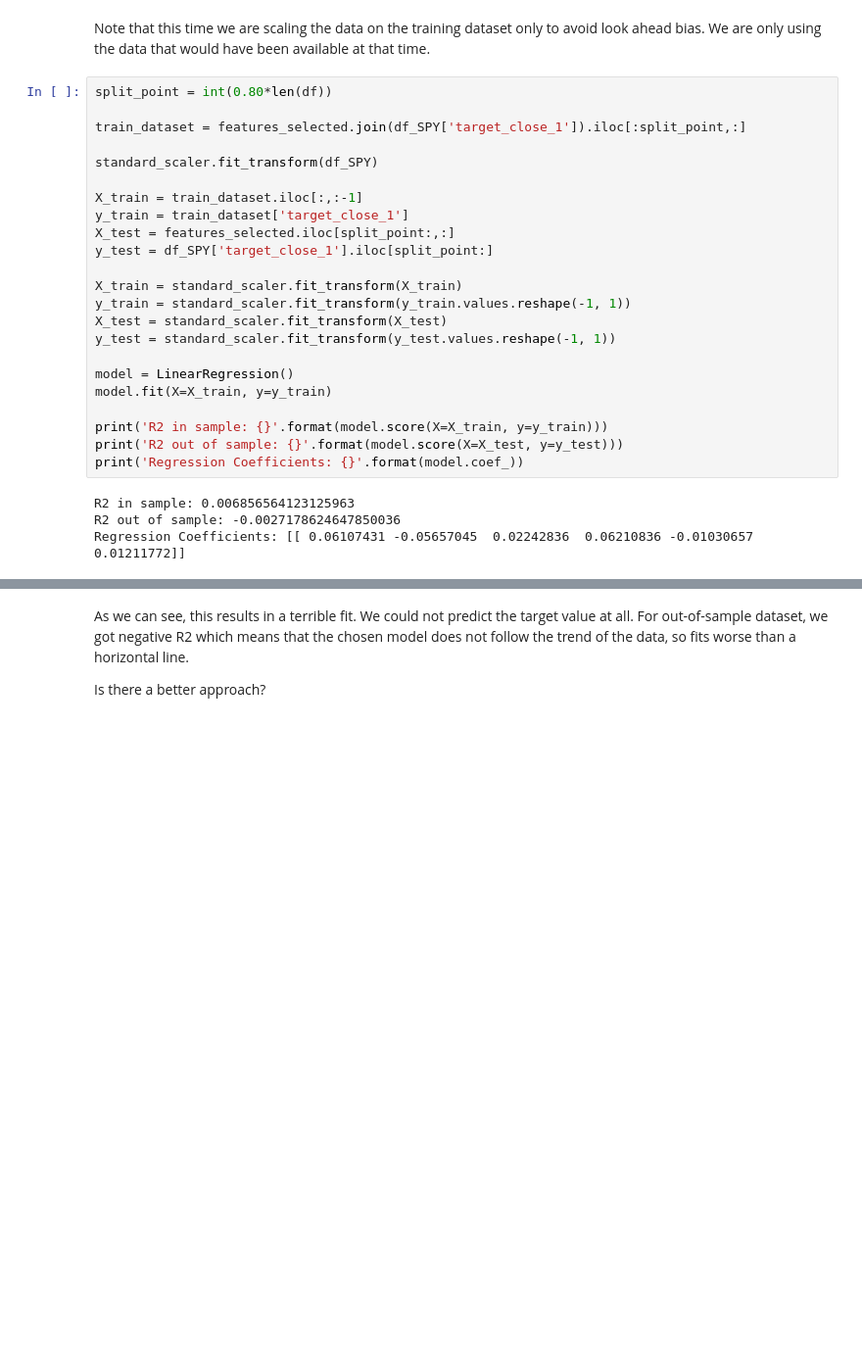
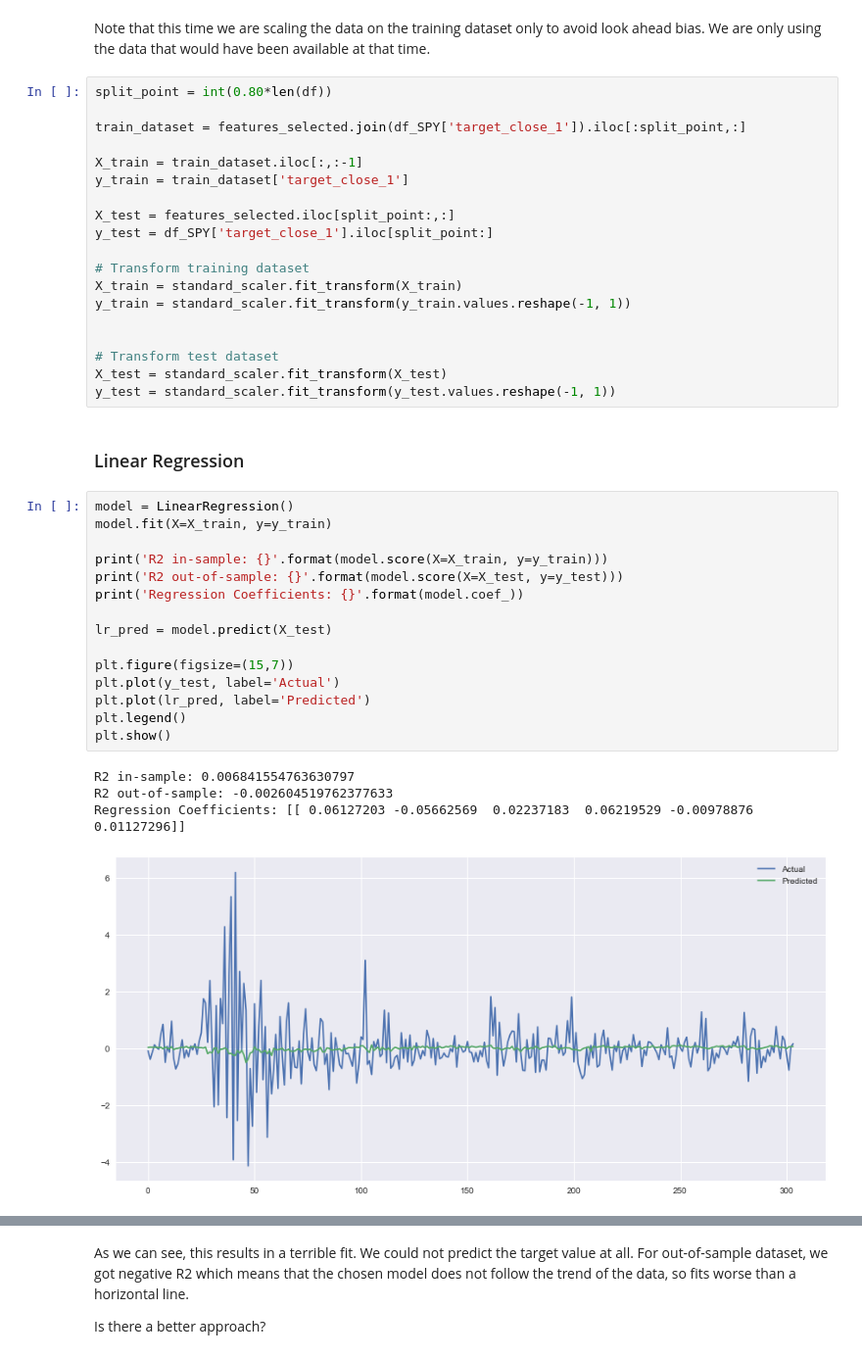
Before and after one commit to es-g/stock_price_indicator, a Jupyter notebook: Stock_price_predictor.ipynb, the cells around one changed output, grey strips where cells are left out. Shown at 98% size. Saved outputs shown, nothing was run; the diff lists cells and outputs as text; blank space fills up the shorter version.

```diff
--- a/Stock_price_predictor.ipynb
+++ b/Stock_price_predictor.ipynb
@@ -363,25 +372,39 @@ split_point = int(0.80*len(df))
 
 train_dataset = features_selected.join(df_SPY['target_close_1']).iloc[:split_point,:]
 
-standard_scaler.fit_transform(df_SPY)
-
 X_train = train_dataset.iloc[:,:-1]
 y_train = train_dataset['target_close_1']
+
 X_test = features_selected.iloc[split_point:,:]
 y_test = df_SPY['target_close_1'].iloc[split_point:]
 
+# Transform training dataset
 X_train = standard_scaler.fit_transform(X_train)
 y_train = standard_scaler.fit_transform(y_train.values.reshape(-1, 1))
+
+
+# Transform test dataset
 X_test = standard_scaler.fit_transform(X_test)
 y_test = standard_scaler.fit_transform(y_test.values.reshape(-1, 1))
-
-model = LinearRegression()
-model.fit(X=X_train, y=y_train)
-
-print('R2 in sample: {}'.format(model.score(X=X_train, y=y_train)))
-print('R2 out of sample: {}'.format(model.score(X=X_test, y=y_test)))
-print('Regression Coefficients: {}'.format(model.coef_))
-# %% [output]
-R2 in sample: 0.006856564123125963
-R2 out of sample: -0.0027178624647850036
-Regression Coefficients: [[ 0.06107431 -0.05657045  0.02242836  0.06210836 -0.01030657  0.01211772]]
+# %% [markdown]
+### Linear Regression
+# %%
+model = LinearRegression()
+model.fit(X=X_train, y=y_train)
+
+print('R2 in-sample: {}'.format(model.score(X=X_train, y=y_train)))
+print('R2 out-of-sample: {}'.format(model.score(X=X_test, y=y_test)))
+print('Regression Coefficients: {}'.format(model.coef_))
+
+lr_pred = model.predict(X_test)
+
+plt.figure(figsize=(15,7))
+plt.plot(y_test, label='Actual')
+plt.plot(lr_pred, label='Predicted')
+plt.legend()
+plt.show()
+# %% [output]
+R2 in-sample: 0.006841554763630797
+R2 out-of-sample: -0.002604519762377633
+Regression Coefficients: [[ 0.06127203 -0.05662569  0.02237183  0.06219529 -0.00978876  0.01127296]]
+[figure, added]
```
Also changed, not shown: parts of 65 cells of this notebook.
